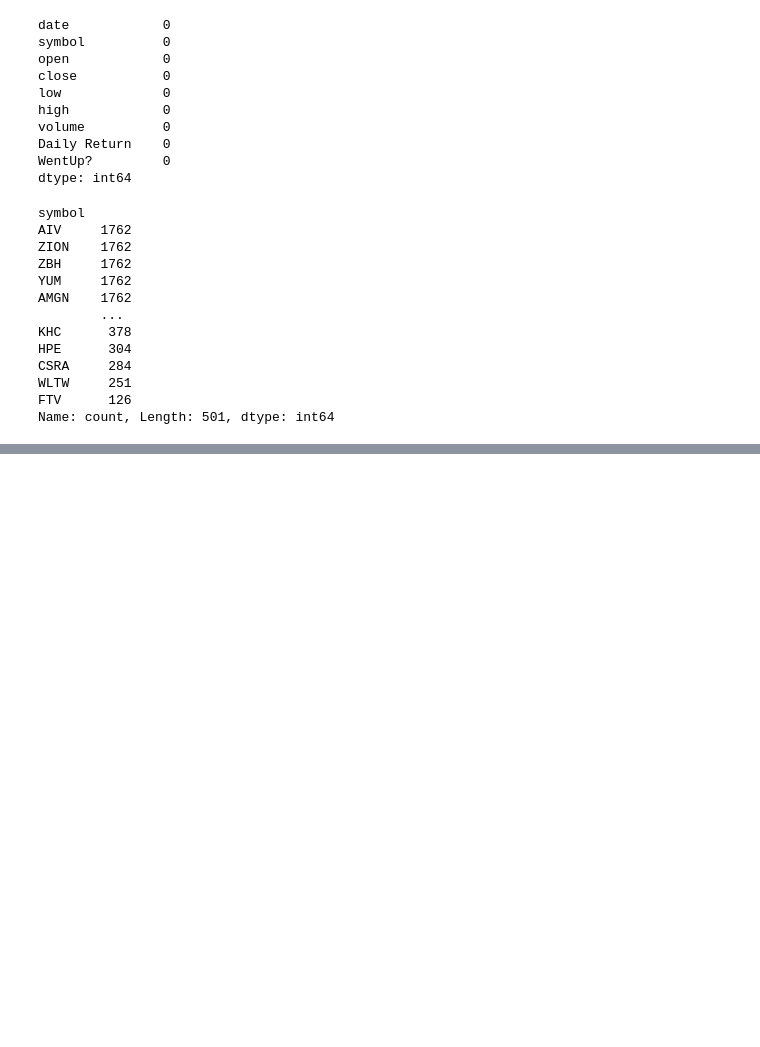
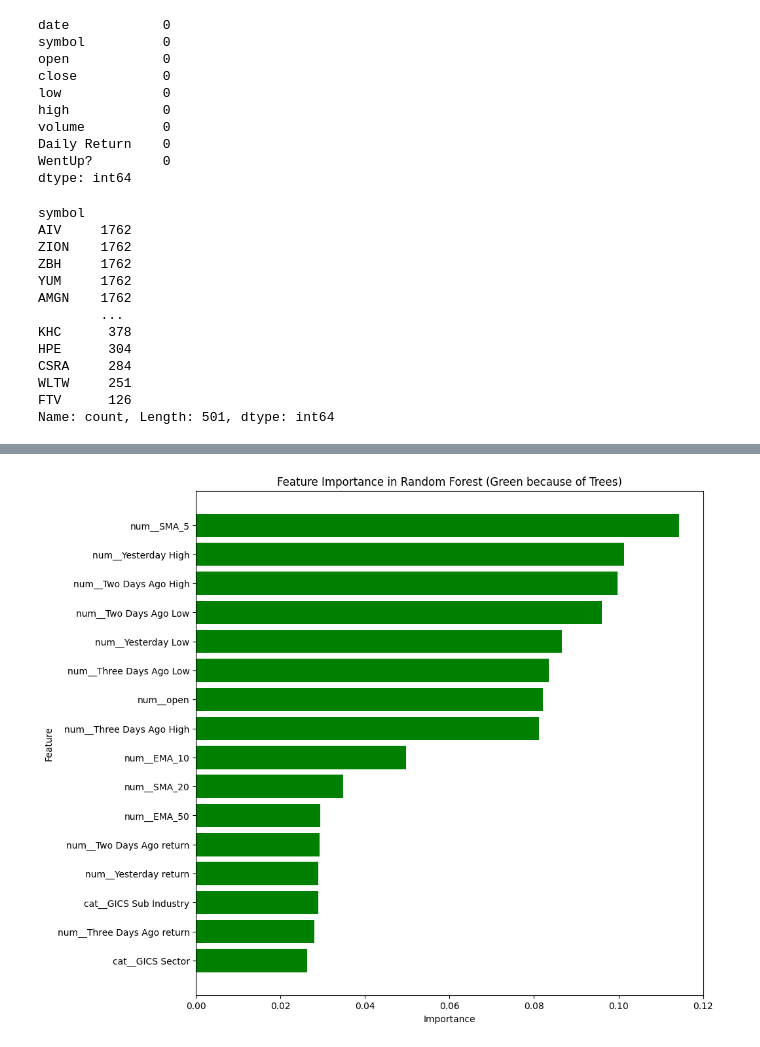
Before and after one commit to Gibson-Adema/StocksWork, a Jupyter notebook: UpOrDown.ipynb, the cells around one changed output, grey strips where cells are left out. Saved outputs shown, nothing was run; the diff lists cells and outputs as text; code cells hidden in the pictures; blank space fills up the shorter version.

```diff
--- a/UpOrDown.ipynb
+++ b/UpOrDown.ipynb
@@ -156,5 +177,5 @@ prep = ColumnTransformer(
 pipe = Pipeline(
     steps=[
         ('preprocessor', prep),
-        ('model', RandomForestClassifier(verbose = 2, n_jobs = -1, random_state=42))
+        ('model', XGBClassifier(verbose = 2, n_jobs = -1, random_state=42))
     ])
@@ -180,3 +274,27 @@ Accuracy Score: 0.531
+# %%
+preprocessor = pipe.named_steps['preprocessor']
+if isinstance(preprocessor, ColumnTransformer):
+    transformed_feature_names = preprocessor.get_feature_names_out()
+else:
+    transformed_feature_names = X_train.columns
+
+#Getting feature importance from model
+my_model = best.named_steps['model']
+feature_importance = my_model.feature_importances_
+
+#Putting the two into a data frame for easy access
+importance_df = pd.DataFrame({'Feature': transformed_feature_names, 'Importance': feature_importance})
+importance_df = importance_df.sort_values(by='Importance', ascending=False)
+# %%
+plt.figure(figsize=(10, 10))
+plt.barh(importance_df['Feature'], importance_df['Importance'], color='green')
+plt.xlabel("Importance")
+plt.ylabel("Feature")
+plt.title("Feature Importance in Random Forest (Green because of Trees)")
+plt.gca().invert_yaxis()
+plt.show()
+# %% [output]
+[figure, added]
 # %%
 # start_time = time.time()
 # with tqdm(total=rfr.n_estimators, desc="Fitting model") as pbar:
```
Also changed, not shown: parts of 31 cells of this notebook, 2 other files.
